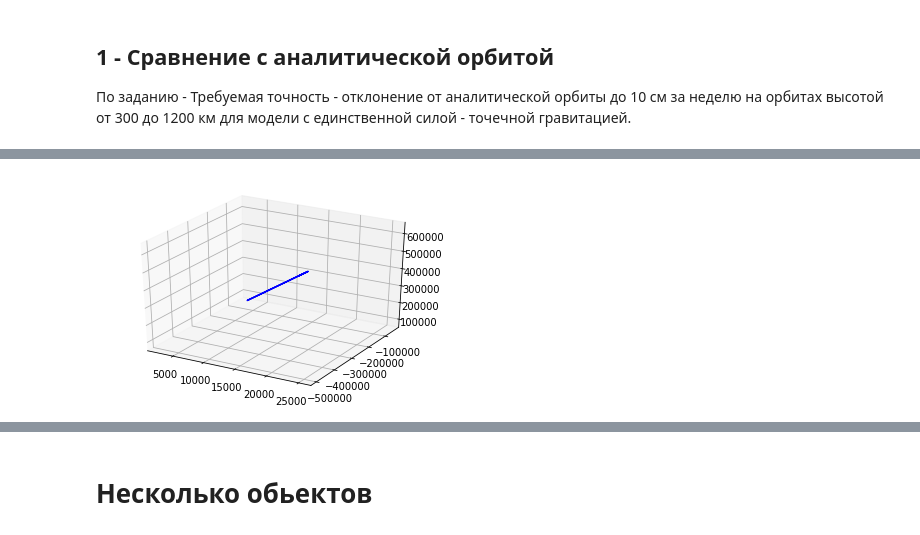
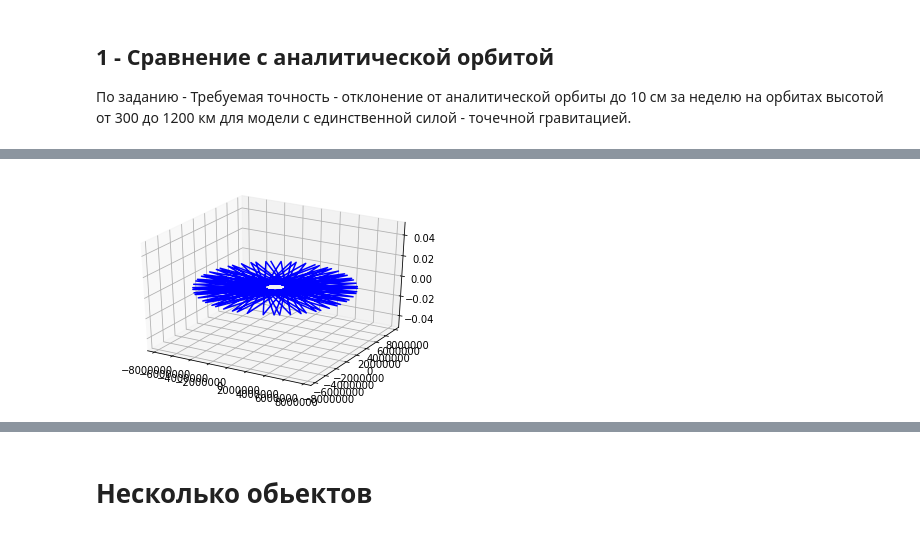
Before and after one commit to kharitonov-ivan/space_junk_simulator, a Jupyter notebook: notebooks/1_Stage_1_Trajectories_with_simple_gravity.ipynb, the cells around one changed output, grey strips where cells are left out. Drawn from its saved outputs; the diff is of its cells as text; code cells hidden in the pictures.

```diff
--- a/notebooks/1_Stage_1_Trajectories_with_simple_gravity.ipynb
+++ b/notebooks/1_Stage_1_Trajectories_with_simple_gravity.ipynb
@@ -158,0 +185,19 @@ Simulation_time = 100 steps
+# %%
+M = 5.972e24
+R = 6.371e6
+G = 6.67408e-11
+
+x_obj = 0.0
+y_obj = 1.2 * R
+z_obj = 0.0
+
+vx_obj = (G * M / (1.2 * R)) ** 0.5
+vy_obj = 0.0
+vz_obj = 0.0
+
+MU =  3.986004418e14
+
+timestep = 1.0
+week = (1/timestep)*3600*24*7
+simulation_time = week
+print('Simulation_time =', simulation_time, 'steps')
@@ -159,6 +223,6 @@ Simulation_time = 100 steps
 # %%
 _ , x_keppler, y_keppler, z_keppler = \
 kepler_sim([x_obj, y_obj, z_obj],
-           [vx_obj, vy_obj, vz_obj], t=int(simulation_time) , mu =MU )
+           [vx_obj, vy_obj, vz_obj], t=int(simulation_time) , mu = G*M )
 # %% [output]
-[figure, old version]
+[figure, new version]
```
Also changed, not shown: parts of 40 cells of this notebook, 1 other file.
